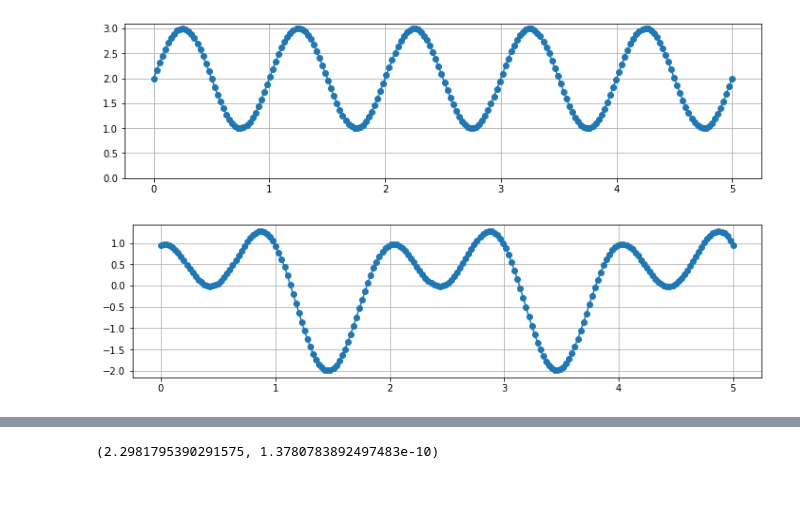
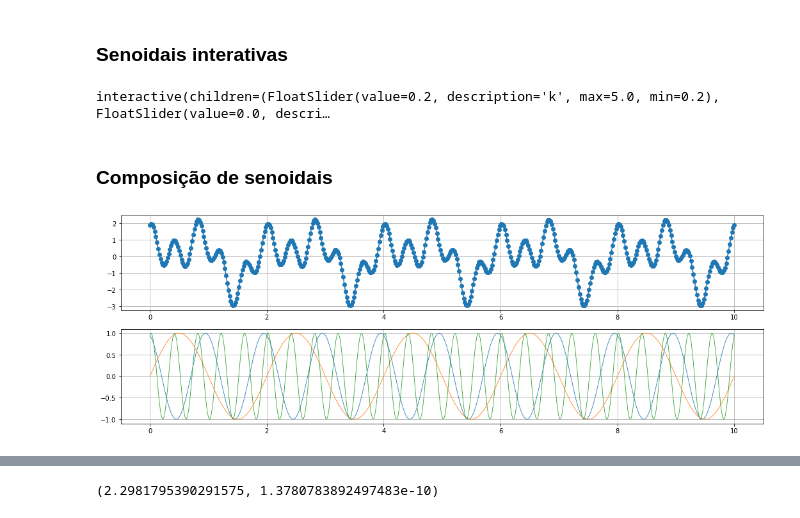
Before and after one commit to gdcs92/math-demos, a Jupyter notebook: fourier_coefficients.ipynb, the cells around one changed output, grey strips where cells are left out. Saved outputs shown, nothing was run; the diff lists cells and outputs as text; code cells hidden in the pictures; blank space fills up the shorter version.

Commit message:
Modifica fourier_coeficients.ipynb
Adiciona visualizações novas e interatividade

```diff
--- a/fourier_coefficients.ipynb
+++ b/fourier_coefficients.ipynb
@@ -5,26 +6,49 @@ import matplotlib.pyplot as plt
 PI = np.pi
 
 def sin(x, k, phi): return np.sin(2*PI*(k*x + phi))
-# %%
-X = np.linspace(0, 5, 200)
-Y = sin(X, 1, 0) + 2
-# Y = sin(X, 0.5, 0) + 2
-# Y = sin(X, 1, 0) + 2 + sin(X, 0.5, 0)
-
-plt.subplots(figsize=(12, 3))
-plt.plot(X, Y, '-o')
-plt.ylim(bottom=0)
-plt.grid()
-plt.show()
-# %% [output]
-[figure, removed]
+# %% [markdown]
+### Senoidais interativas
+# %%
+X = np.linspace(0, 5, 200)
+
+k_slider = ws.FloatSlider(min=0.2, max=5, description="k")
+
+phi_slider = ws.FloatSlider(min=0, max=2, description="phi")
+
+@ws.interact(k=k_slider, phi=phi_slider, y0=2)
+def plotfun(k, phi):
+    Y = sin(X, k, phi) + 2
+
+    plt.subplots(figsize=(12, 3))
+    plt.plot(X, Y, '-o')
+    plt.ylim(bottom=0)
+    plt.grid()
+    plt.show()
+# %% [output]
+interactive(children=(FloatSlider(value=0.2, description='k', max=5.0, min=0.2), FloatSlider(value=0.0, descri…
+# %% [markdown]
+### Composição de senoidais
 # %%
-# f = lambda x: sin(x, 1, 0.3)
-f = lambda x: sin(x, 1, 0.3) + sin(x, 0.5, 0)
+X = np.linspace(0, 10, 500)
 
-plt.subplots(figsize=(12, 3))
-plt.plot(X, f(X), '-o')
-plt.grid()
+freq_phase_pairs = [
+    (1, 0.3),
+    (0.5, 0),
+    (2.5, 0.2),
+]
+
+f = lambda x: sum([sin(x, k, b) for k, b in freq_phase_pairs])
+
+fig, axs = plt.subplots(2, 1, figsize=(18, 6))
+ax = axs[0]
+ax.plot(X, f(X), '-o')
+ax.grid()
+
+ax = axs[1]
+for k, b in freq_phase_pairs:
+    ax.plot(X, sin(X, k, b), '-', linewidth=0.8)
+ax.grid()
+
 plt.show()
 # %% [output]
-[figure, old version]
+[figure, new version]
```
Also changed, not shown: parts of 5 cells of this notebook.
